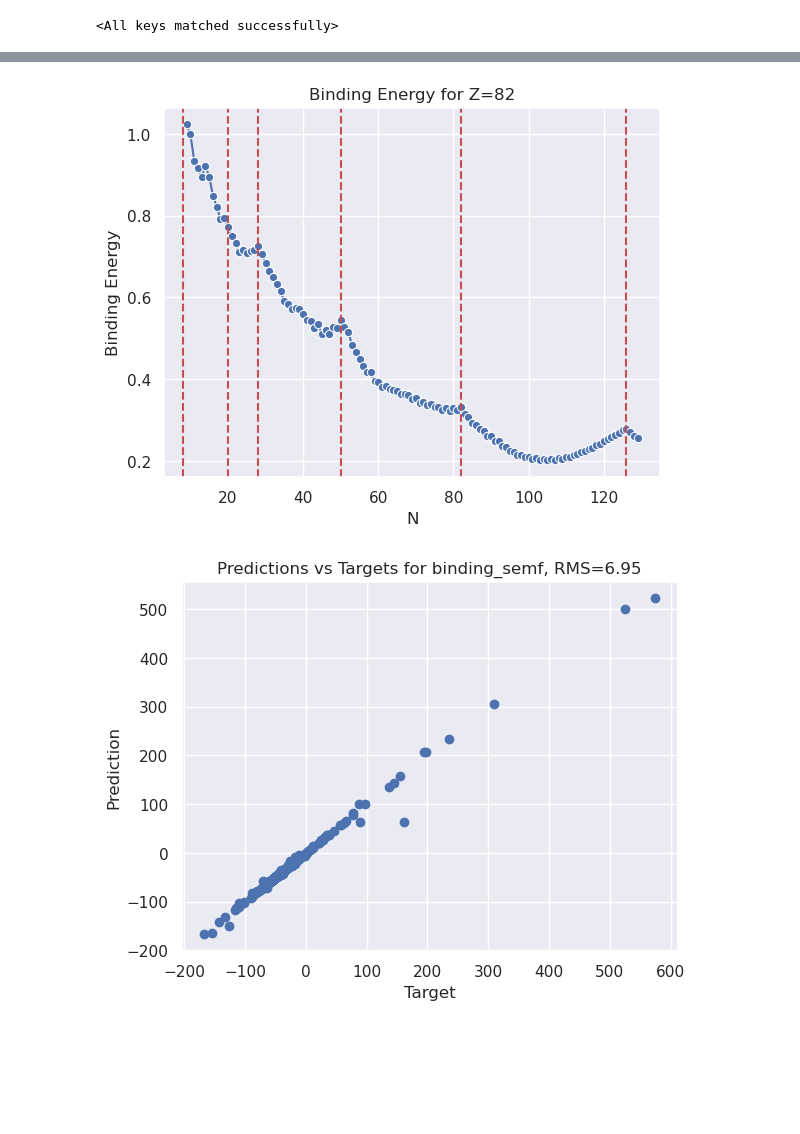
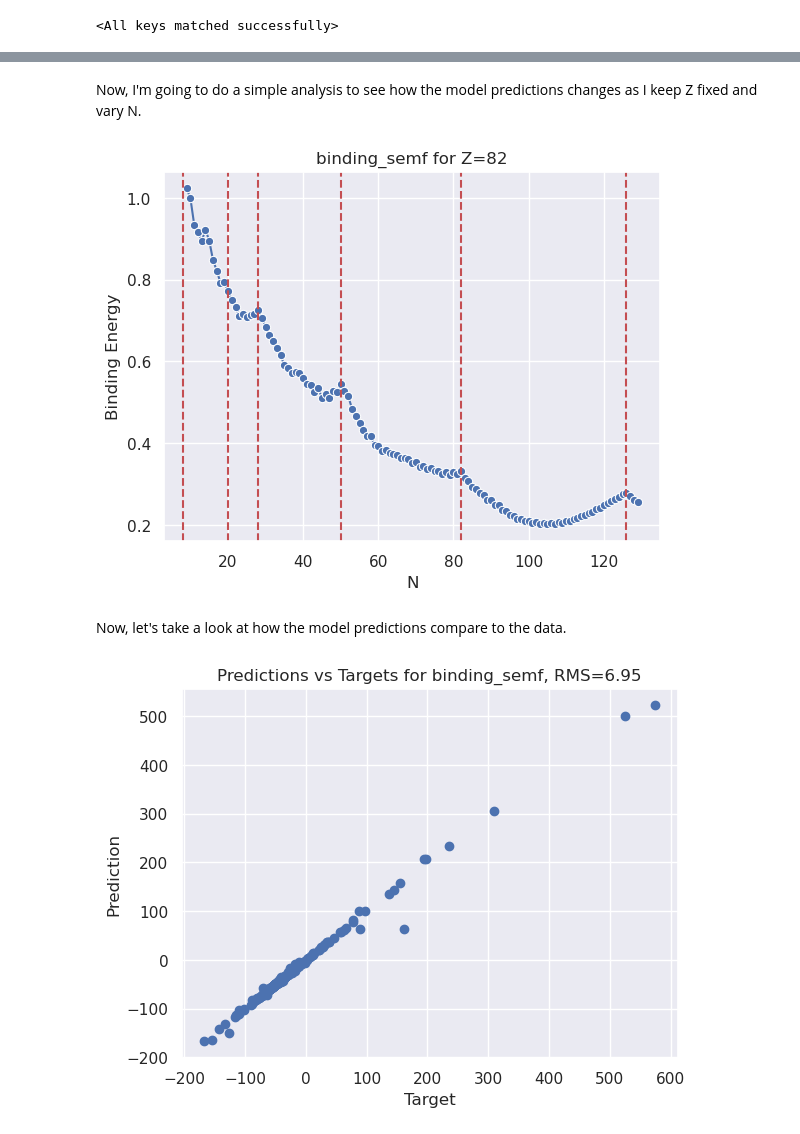
Before and after one commit to okitouni/NuCLR-MechInterp, a Jupyter notebook: interp.ipynb, the cells around one changed output, grey strips where cells are left out. Saved outputs shown, nothing was run; the diff lists cells and outputs as text; code cells hidden in the pictures; blank space fills up the shorter version.

```diff
--- a/interp.ipynb
+++ b/interp.ipynb
@@ -35,7 +35,7 @@ print("Loaded args:", args, "\n")
 data = prepare_nuclear_data(args)
 print("Loaded Data:", data._fields, "\n")
 
-model, optim = get_model_and_optim(data, args)
+model, _ = get_model_and_optim(data, args)
 model.load_state_dict(torch.load("checkpoints/fig1_model_16.pt"))
 # %% [output]
 Loaded args: Namespace(BATCH_SIZE=1024, CKPT_FREQ=10, CLIP_GRAD=0.001, DEPTH=2, DEV='cuda:1', EPOCHS=50000, HIDDEN_DIM=2048, HOLDOUT='false', LIPSCHITZ='false', LOG_FREQ=1, LR=0.0001, MODEL='baseline' ...
@@ -52,26 +54,31 @@ PCA: [0.25253105 0.04882849]
 [<matplotlib.lines.Line2D at 0x...>]
 [figure]
+# %% [markdown]
+Now, I'm going to do a simple analysis to see how the model predictions changes as I keep Z fixed and vary N.
 # %%
-task_names = list(data.output_map.keys())
+task_names = list(data.output_map.keys())   # get a list of names of tasks (e.g. binding_semf)
 magic_numbers = [2, 8, 20, 28, 50, 82, 126][1::]
-# Z fixed and move along N see how BE changes.
+# keep Z fixed and change N see how BE changes.
 task_name = "binding_semf"
 task_idx = task_names.index(task_name)
 protons = 82
 max_neutrons = 130
-inputs = torch.full((max_neutrons - 9, 3), protons)
-inputs[:, 1] = torch.arange(9, max_neutrons)
-inputs[:, 2] = task_idx
+inputs = torch.full((max_neutrons - 9, 3), protons) # 9 is the minimum number of neutrons
+inputs[:, 1] = torch.arange(9, max_neutrons) # change the number of neutrons
+inputs[:, 2] = task_idx # change the task index
 preds = model(inputs)
+preds = preds[:, task_idx].cpu().detach() # get the predictions for the task
 # %%
-sns.lineplot(x=inputs[:, 1], y=preds[:, task_idx].cpu().detach(), marker='o')
+sns.lineplot(x=inputs[:, 1], y=preds, marker='o')
 for magic_number in magic_numbers:
     plt.axvline(magic_number, color='r', linestyle='--')
 plt.xlabel("N")
 plt.ylabel("Binding Energy")
-plt.title(f"Binding Energy for Z={protons}")
-plt.savefig(f"plots/Z_{protons}_binding_energy.pdf", bbox_inches='tight', pad_inches=0)
+plt.title(f"{task_name} for Z={protons}")
+plt.savefig(f"plots/Z_{protons}_{task_name}.pdf", bbox_inches='tight', pad_inches=0)
 # %% [output]
-[figure, old version]
+[figure, new version]
+# %% [markdown]
+Now, let's take a look at how the model predictions compare to the data.
 # %%
 def plot_predictions(task_name, train=True):
```
Also changed, not shown: parts of 5 cells of this notebook, 1 other file.
